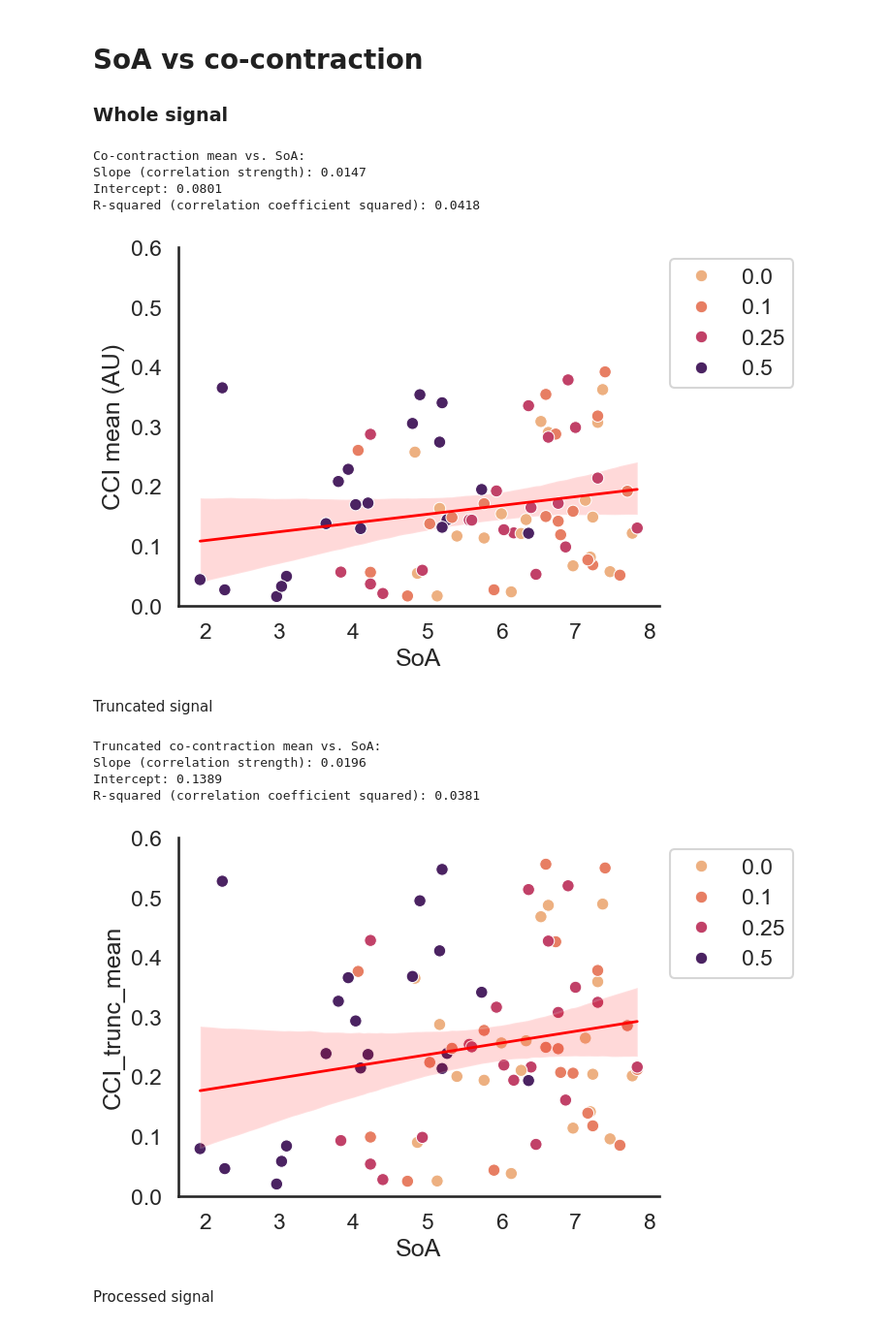
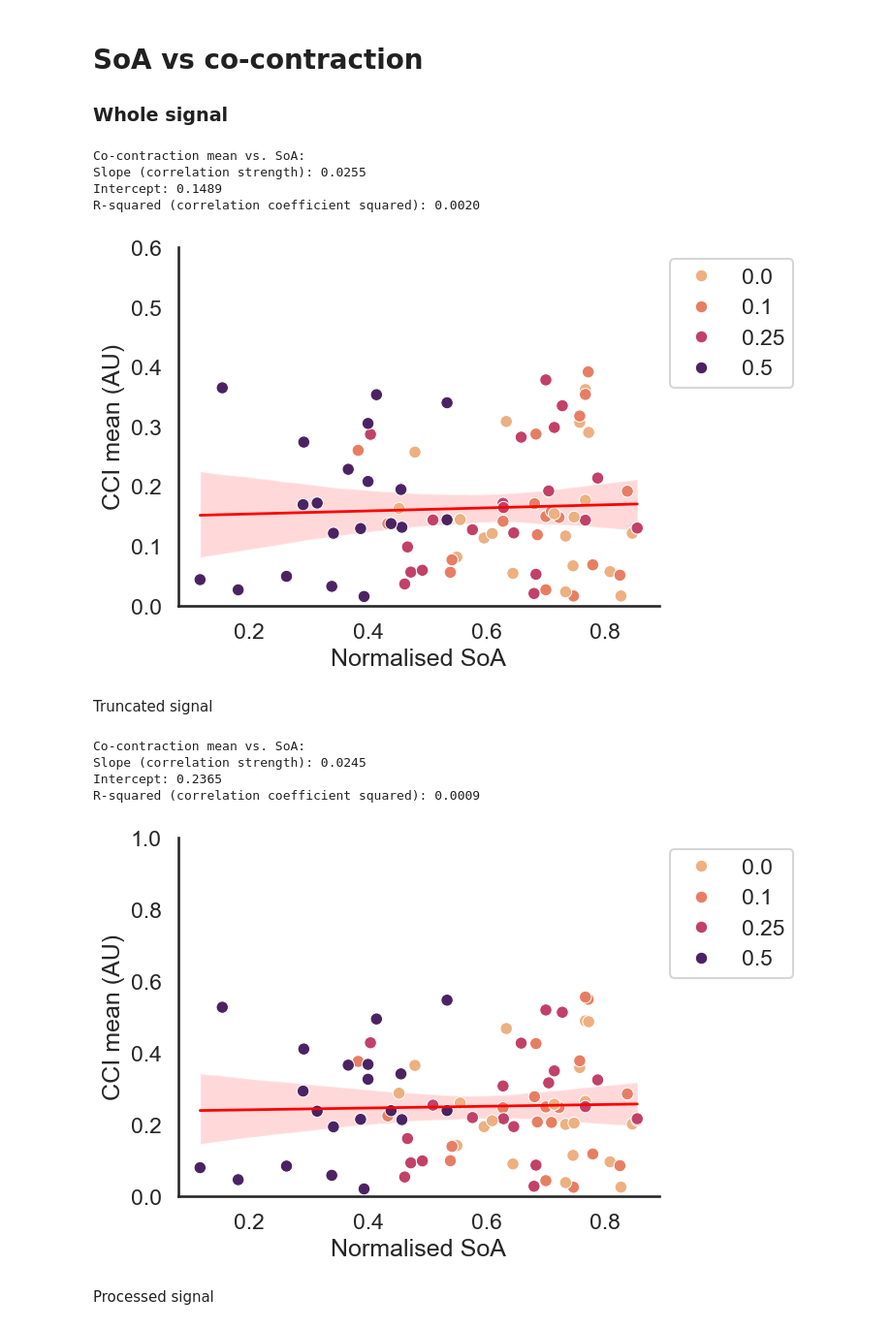
Before and after one commit to brocbacq/Thesis_analysis, a Jupyter notebook: Co_contraction from calibration.ipynb, the cells around one changed output. Shown: that part at 97% size. Saved outputs shown, nothing was run; the diff lists cells and outputs as text; code cells hidden in the pictures.

```diff
--- a/Co_contraction from calibration.ipynb
+++ b/Co_contraction from calibration.ipynb
@@ -928,11 +955,11 @@ R-squared (correlation coefficient squared): 0.1001
 ### Whole signal
 # %%
 # Add best fit line (without hue)
-sns.regplot(data=df_assis, x='SoA', y='CCI_mean', scatter=False, color='red', line_kws={'linewidth': 2})
+sns.regplot(data=df_assis, x='SoA_normalized', y='CCI_mean', scatter=False, color='red', line_kws={'linewidth': 2})
 
 #  Co-contraction vs block
-plt = sns.scatterplot(data=df_assis, x='SoA', y='CCI_mean', palette="flare", hue= 'assistance')
-plt.set_xlabel('SoA')
+plt = sns.scatterplot(data=df_assis, x='SoA_normalized', y='CCI_mean', palette="flare", hue= 'assistance')
+plt.set_xlabel('Normalised SoA')
 plt.set_ylabel('CCI mean (AU)')
 plt.set(ylim=(0,0.6))
 plt.legend(loc='upper left', bbox_to_anchor=(1, 1))
@@ -940,7 +967,7 @@ plt.legend(loc='upper left', bbox_to_anchor=(1, 1))
 sns.despine()
 
 # Compute linear regression
-slope, intercept, r_value, p_value, std_err = linregress(df_assis['SoA'], df_assis['CCI_mean'])
+slope, intercept, r_value, p_value, std_err = linregress(df_assis['SoA_normalized'], df_assis['CCI_mean'])
 
 print("Co-contraction mean vs. SoA:")
 print(f"Slope (correlation strength): {slope:.4f}")
@@ -948,38 +975,38 @@ print(f"Intercept: {intercept:.4f}")
 print(f"R-squared (correlation coefficient squared): {r_value**2:.4f}")
 # %% [output]
 Co-contraction mean vs. SoA:
-Slope (correlation strength): 0.0147
-Intercept: 0.0801
-R-squared (correlation coefficient squared): 0.0418
+Slope (correlation strength): 0.0255
+Intercept: 0.1489
+R-squared (correlation coefficient squared): 0.0020
-[figure, old version]
+[figure, new version]
 # %% [markdown]
 Truncated signal
 # %%
+# Add best fit line (without hue)
+sns.regplot(data=df_assis, x='SoA_normalized', y='CCI_trunc_mean', scatter=False, color='red', line_kws={'linewidth': 2})
+
 #  Co-contraction vs block
-plt = sns.scatterplot(data=df_assis, x='SoA', y='CCI_trunc_mean', palette="flare", hue= 'assistance')
-plt.set_xlabel('SoA')
+plt = sns.scatterplot(data=df_assis, x='SoA_normalized', y='CCI_trunc_mean', palette="flare", hue= 'assistance')
+plt.set_xlabel('Normalised SoA')
 plt.set_ylabel('CCI mean (AU)')
-plt.set(ylim=(0,0.6))
+plt.set(ylim=(0,1))
 plt.legend(loc='upper left', bbox_to_anchor=(1, 1))
-
-# Add best fit line (without hue)
-sns.regplot(data=df_assis, x='SoA', y='CCI_trunc_mean', scatter=False, color='red', line_kws={'linewidth': 2})
 
 sns.despine()
 
 # Compute linear regression
-slope, intercept, r_value, p_value, std_err = linregress(df_assis['SoA'], df_assis['CCI_trunc_mean'])
+slope, intercept, r_value, p_value, std_err = linregress(df_assis['SoA_normalized'], df_assis['CCI_trunc_mean'])
 
-print("Truncated co-contraction mean vs. SoA:")
+print("Co-contraction mean vs. SoA:")
 print(f"Slope (correlation strength): {slope:.4f}")
 print(f"Intercept: {intercept:.4f}")
 print(f"R-squared (correlation coefficient squared): {r_value**2:.4f}")
 # %% [output]
-Truncated co-contraction mean vs. SoA:
-Slope (correlation strength): 0.0196
-Intercept: 0.1389
-R-squared (correlation coefficient squared): 0.0381
+Co-contraction mean vs. SoA:
+Slope (correlation strength): 0.0245
+Intercept: 0.2365
+R-squared (correlation coefficient squared): 0.0009
-[figure, old version]
+[figure, new version]
 # %% [markdown]
 Processed signal
 # %%
```
Also changed, not shown: parts of 17 cells of this notebook, 2 other files.
